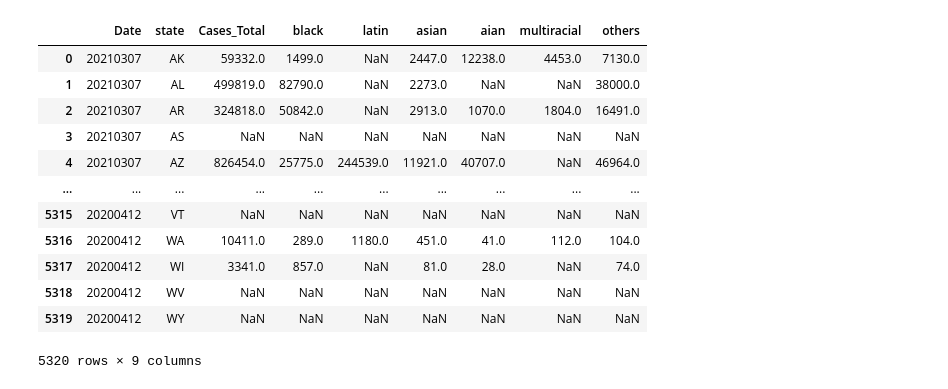
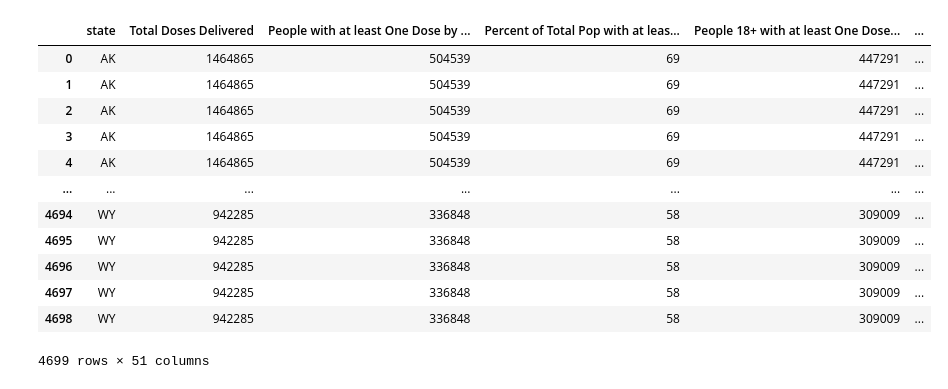
Before and after one commit to antirose/CovidInfectionAnalysis, a Jupyter notebook: machine learning model/ETL/covidanalysis.ipynb, the cells around one changed output. Drawn from its saved outputs; the diff is of its cells as text; code cells hidden in the pictures.

```diff
--- a/machine learning model/ETL/covidanalysis.ipynb
+++ b/machine learning model/ETL/covidanalysis.ipynb
@@ -67,19 +53,18 @@ covid_usa_df
 # %%
-race_ethnicitynewcolumn = ["Date", "state", "Cases_Total", "black", "latin", "asian", "aian", "multiracial", "others"]
+# Combine the data into a single dataset.
+covidanalysis_complete_df = pd.merge(covid_usa_df, race_ethnicity_df,  on=["state", "state"])
+covidanalysis_complete_df
+# %% [output]
+|  | state | Total Doses Delivered | People with at least One Dose by ... | Percent of Total Pop with at leas... | People 18+ with at least One Dose... | ... |
+| 0 | AK | 1464865 | 504539 | 69 | 447291 | ... |
+| 1 | AK | 1464865 | 504539 | 69 | 447291 | ... |
+| 2 | AK | 1464865 | 504539 | 69 | 447291 | ... |
+| 3 | AK | 1464865 | 504539 | 69 | 447291 | ... |
+| 4 | AK | 1464865 | 504539 | 69 | 447291 | ... |
+| ... | ... | ... | ... | ... | ... | ... |
+| 4694 | WY | 942285 | 336848 | 58 | 309009 | ... |
+| 4695 | WY | 942285 | 336848 | 58 | 309009 | ... |
+| 4696 | WY | 942285 | 336848 | 58 | 309009 | ... |
+| 4697 | WY | 942285 | 336848 | 58 | 309009 | ... |
+| 4698 | WY | 942285 | 336848 | 58 | 309009 | ... |
+4699 rows × 51 columns
-# %%
-race_ethnicity_df = race_ethnicity_df[race_ethnicitynewcolumn]
-race_ethnicity_df
-# %% [output]
-|  | Date | state | Cases_Total | black | latin | asian | aian | multiracial | others |
-| 0 | 20210307 | AK | 59332.0 | 1499.0 | NaN | 2447.0 | 12238.0 | 4453.0 | 7130.0 |
-| 1 | 20210307 | AL | 499819.0 | 82790.0 | NaN | 2273.0 | NaN | NaN | 38000.0 |
-| 2 | 20210307 | AR | 324818.0 | 50842.0 | NaN | 2913.0 | 1070.0 | 1804.0 | 16491.0 |
-| 3 | 20210307 | AS | NaN | NaN | NaN | NaN | NaN | NaN | NaN |
-| 4 | 20210307 | AZ | 826454.0 | 25775.0 | 244539.0 | 11921.0 | 40707.0 | NaN | 46964.0 |
-| ... | ... | ... | ... | ... | ... | ... | ... | ... | ... |
-| 5315 | 20200412 | VT | NaN | NaN | NaN | NaN | NaN | NaN | NaN |
-| 5316 | 20200412 | WA | 10411.0 | 289.0 | 1180.0 | 451.0 | 41.0 | 112.0 | 104.0 |
-| 5317 | 20200412 | WI | 3341.0 | 857.0 | NaN | 81.0 | 28.0 | NaN | 74.0 |
-| 5318 | 20200412 | WV | NaN | NaN | NaN | NaN | NaN | NaN | NaN |
-| 5319 | 20200412 | WY | NaN | NaN | NaN | NaN | NaN | NaN | NaN |
-5320 rows × 9 columns
```
Also changed, not shown: parts of 36 cells of this notebook, 7 other files.
